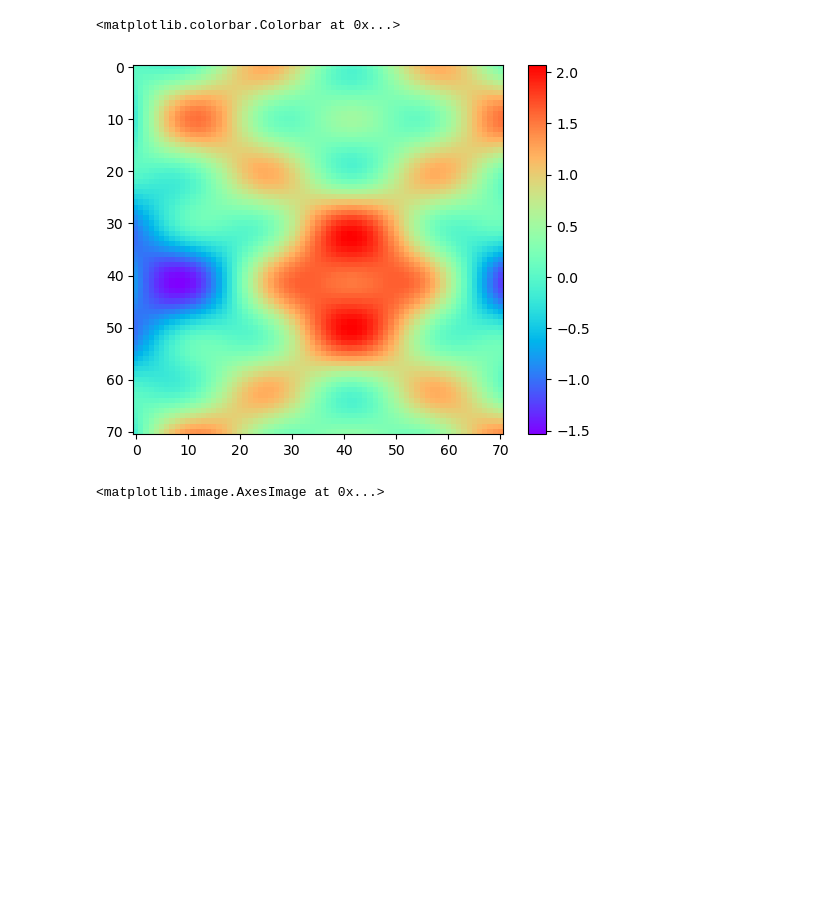
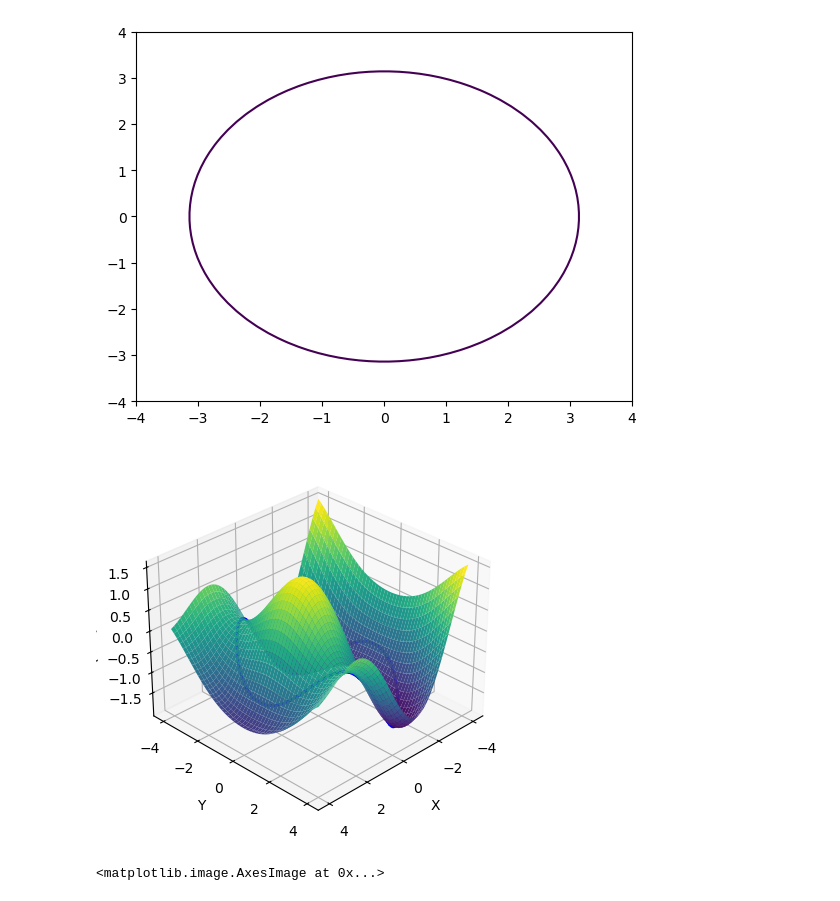
Before and after one commit to alexandercushen/MercuryModelling, a Jupyter notebook: plotting/3D_plotting.ipynb, the cells around one changed output. Saved outputs shown, nothing was run; the diff lists cells and outputs as text; code cells hidden in the pictures; blank space fills up the shorter version.

```diff
--- a/plotting/3D_plotting.ipynb
+++ b/plotting/3D_plotting.ipynb
@@ -520,8 +555,8 @@ def symroot(x):
 # %%
 # STEP ONE: process data
-dir = "/Users/atcushen/Documents/MercuryModelling/runs/nightside_v4_run1/ta-234e/" #   # Directory with data
+dir = "/Volumes/My Book Duo/runs/nightside_v5_run1/ta-2/" #   # Directory with data
 start_time = 30
-t_bound = [40,70]                                               # Start and stop times of this data to be plot
+t_bound = [30,50]                                               # Start and stop times of this data to be plot
 dt = 0.05                                                     # What is the timestZep between files?
 convert_first = True # Set to true to make sure files are converted from .dat to .plt. Set to false if there are .dat files in the directory which do not need to be converted
 
@@ -3518,9 +4965,65 @@ masks = find_masks(z)
 # %%
-plt.imshow(z,cmap='rainbow')
-plt.colorbar()
+import numpy as np
+import matplotlib.pyplot as plt
+from mpl_toolkits.mplot3d import Axes3D
+from scipy.interpolate import griddata
+from matplotlib.collections import LineCollection
+
+# Example data setup
+# Using meshgrid for x, y, a (replace this with your actual data)
+x = np.linspace(-4, 4, 50)
+y = np.linspace(-4, 4, 50)
+x, y = np.meshgrid(x, y)
+a = np.cos(np.sqrt(x**2 + y**2))+np.sin(x)  # mock surface data
+
+# Generate contour data for line segments
+z = np.sin(np.sqrt(x**2 + y**2))
+contour = plt.contour(x, y, z, levels=[0])
+plt.show()
+plt.close()  # Close the plot as we only need data
+
+line_segments = []
+for collection in contour.collections:
+    for path in collection.get_paths():
+        vertices = path.vertices
+        for i in range(len(vertices) - 1):
+            line_segments.append((vertices[i], vertices[i+1]))
+
+# Flatten the meshgrid for interpolation
+points = np.column_stack((x.ravel(), y.ravel()))
+values = a.ravel()
+
+# Prepare list for 3D segments with interpolated values
+line_segments_3d = []
+
+for segment in line_segments:
+    start, end = segment
+    # Interpolate the a value at the start and end of the segment
+    a_start = griddata(points, values, start, method='linear')[0]
+    a_end = griddata(points, values, end, method='linear')[0]
+    line_segments_3d.append([[start[0], start[1], a_start], [end[0], end[1], a_end]])
+
+# Plotting
+fig = plt.figure()
+ax = fig.add_subplot(111, projection='3d')
+
+# Add the 3D line segments
+for segment in line_segments_3d:
+    ax.plot(*zip(*segment), color='blue', lw=2)
+
+# Optionally set the viewing angle
+ax.plot_surface(x, y, a, alpha=1, cmap='viridis')
+ax.view_init(elev=30, azim=45)
+
+# Set labels
+ax.set_xlabel('X')
+ax.set_ylabel('Y')
+ax.set_zlabel('A(x, y)')
+
+plt.show()
 # %% [output]
-<matplotlib.colorbar.Colorbar at 0x...>
-[figure, old version]
+[figure, new version]
+[figure, added]
 # %%
 fill = np.zeros_like(z)
 for i,mask in enumerate(masks):
```
Also changed, not shown: parts of 11 cells of this notebook, 5 other files.
